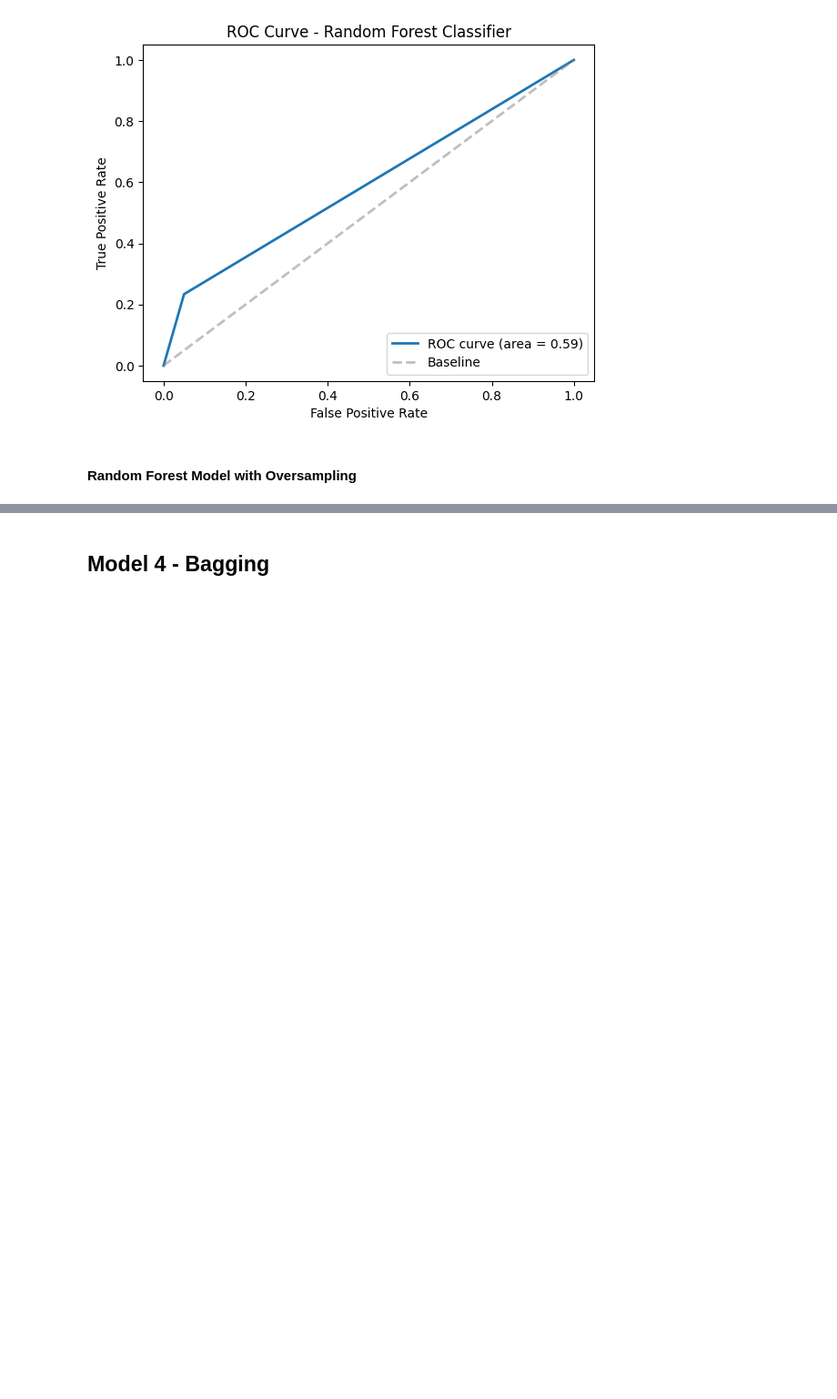
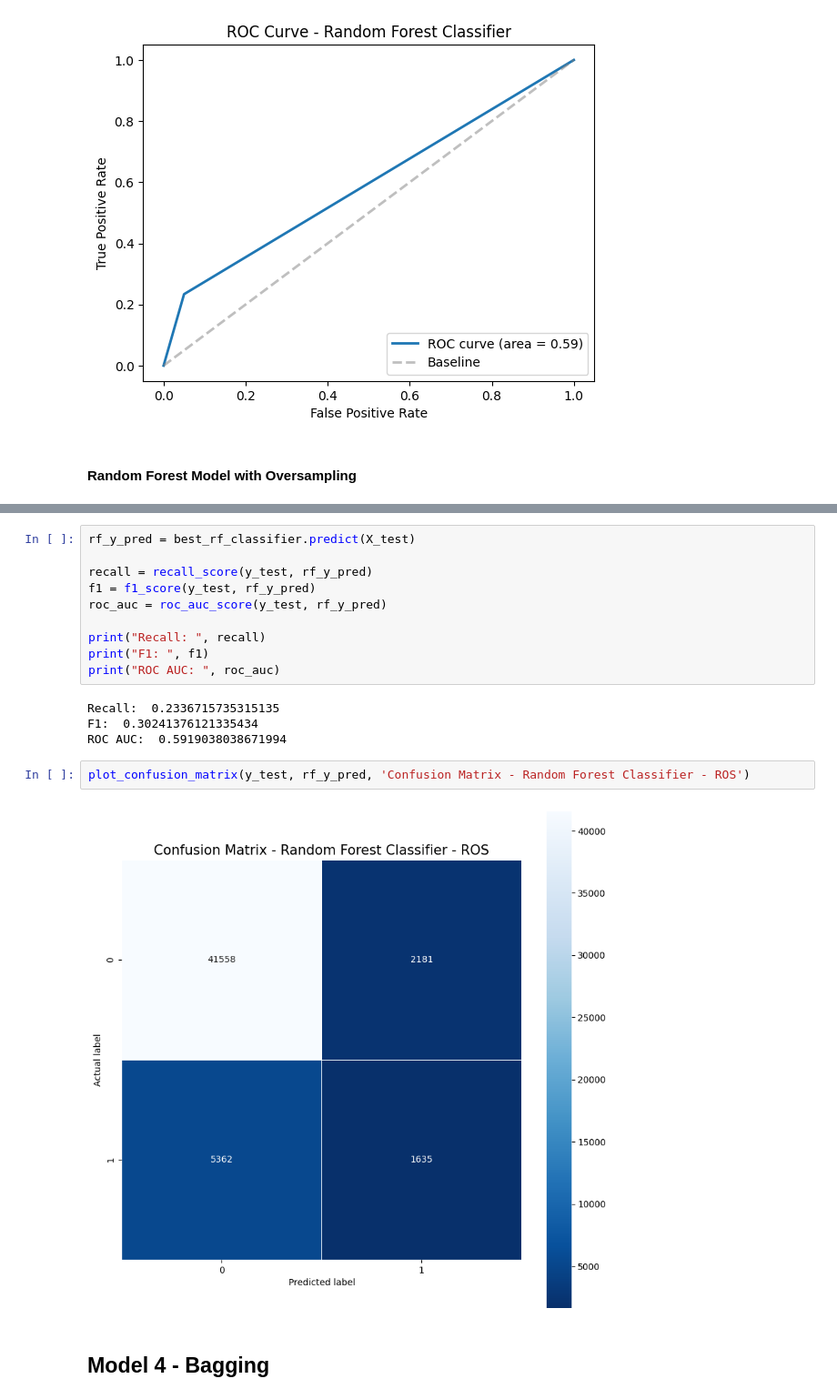
Before and after one commit to RileyLeo/Diabetes-Prediction-ML, a Jupyter notebook: notebook.ipynb, the cells around one changed output, grey strips where cells are left out. Shown at 91% size. Saved outputs shown, nothing was run; the diff lists cells and outputs as text; blank space fills up the shorter version.

Commit message:
random forest - oversampling

```diff
--- a/notebook.ipynb
+++ b/notebook.ipynb
@@ -1148,3 +1152,21 @@ Fitting 5 folds for each of 108 candidates, totalling 540 fits
+# %%
+rf_y_pred = best_rf_classifier.predict(X_test)
+
+recall = recall_score(y_test, rf_y_pred)
+f1 = f1_score(y_test, rf_y_pred)
+roc_auc = roc_auc_score(y_test, rf_y_pred)
+
+print("Recall: ", recall)
+print("F1: ", f1)
+print("ROC AUC: ", roc_auc)
+# %% [output]
+Recall:  0.2336715735315135
+F1:  0.30241376121335434
+ROC AUC:  0.5919038038671994
+# %%
+plot_confusion_matrix(y_test, rf_y_pred, 'Confusion Matrix - Random Forest Classifier - ROS')
+# %% [output]
+[figure, added]
 # %% [markdown]
 ## Model 4 - Bagging
 # %%
```
Also changed, not shown: parts of 4 cells of this notebook.
